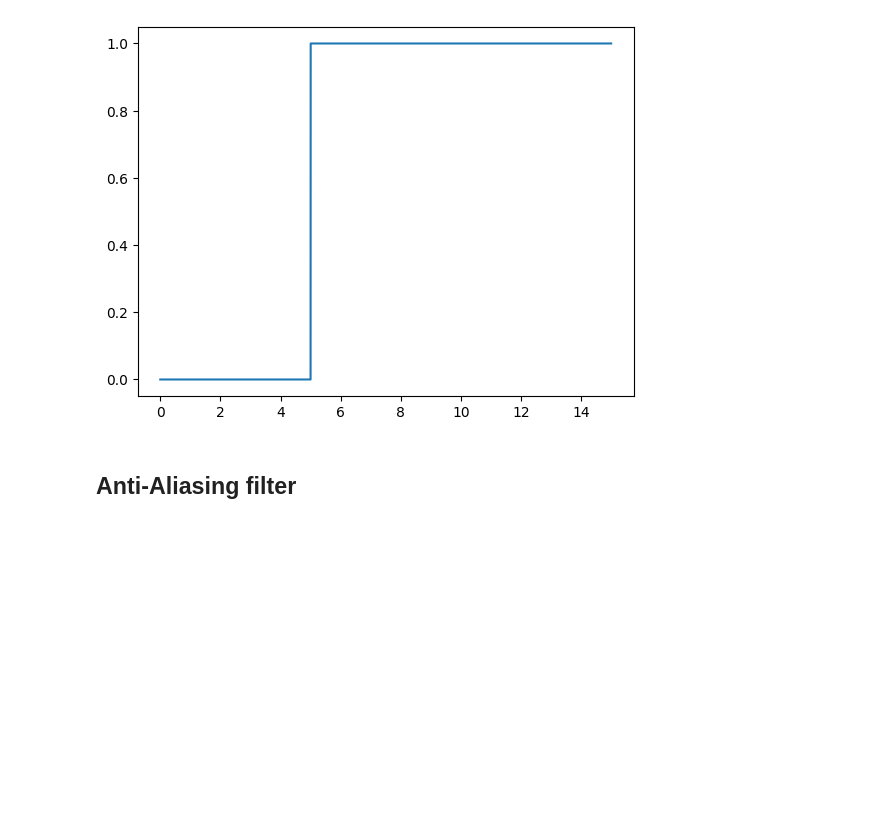
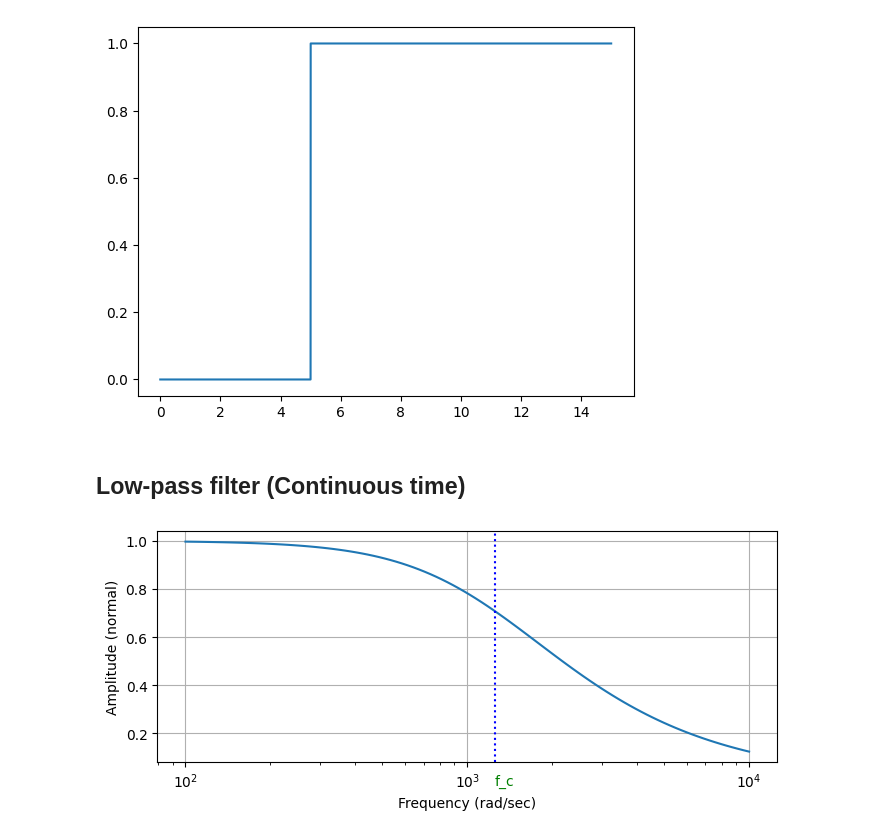
Before and after one commit to sarath-menon/robotics-tutorial-notebooks, a Jupyter notebook: signal_processing/filtering/intro.ipynb, the cells around one changed output. Drawn from its saved outputs; the diff is of its cells as text; code cells hidden in the pictures; blank space fills up the shorter version.

Commit message:
added lowpass filter

```diff
--- a/signal_processing/filtering/intro.ipynb
+++ b/signal_processing/filtering/intro.ipynb
@@ -96,4 +98,4 @@ plt.plot(t, step_signal)
 [<matplotlib.lines.Line2D at 0x...>]
 [figure]
 # %% [markdown]
-## Anti-Aliasing filter
+## Low-pass filter (Continuous time)
@@ -99,0 +104,8 @@ plt.plot(t, step_signal)
+# %%
+f_c = 200 # cutoff frequency in Hz
+omega_c = utils.hz_to_rad_per_sec(f_c)
+
+num = [omega_c]
+den = [1,omega_c]
+
+filter_sys = dsp.TransferFunction(num, den)
@@ -99,0 +156,9 @@ plt.plot(t, step_signal)
+# %%
+importlib.reload(utils)
+
+w_rad, mag, phase = filter_sys.bode()
+w_hz = utils.rad_per_sec_to_hz(w_rad)
+
+filter_plotter(w_hz, mag, f_c, amplitude_unit='normal', freq_unit='rad_per_sec')
+# %% [output]
+[figure, added]
```
Also changed, not shown: parts of 4 cells of this notebook, 7 other files.
